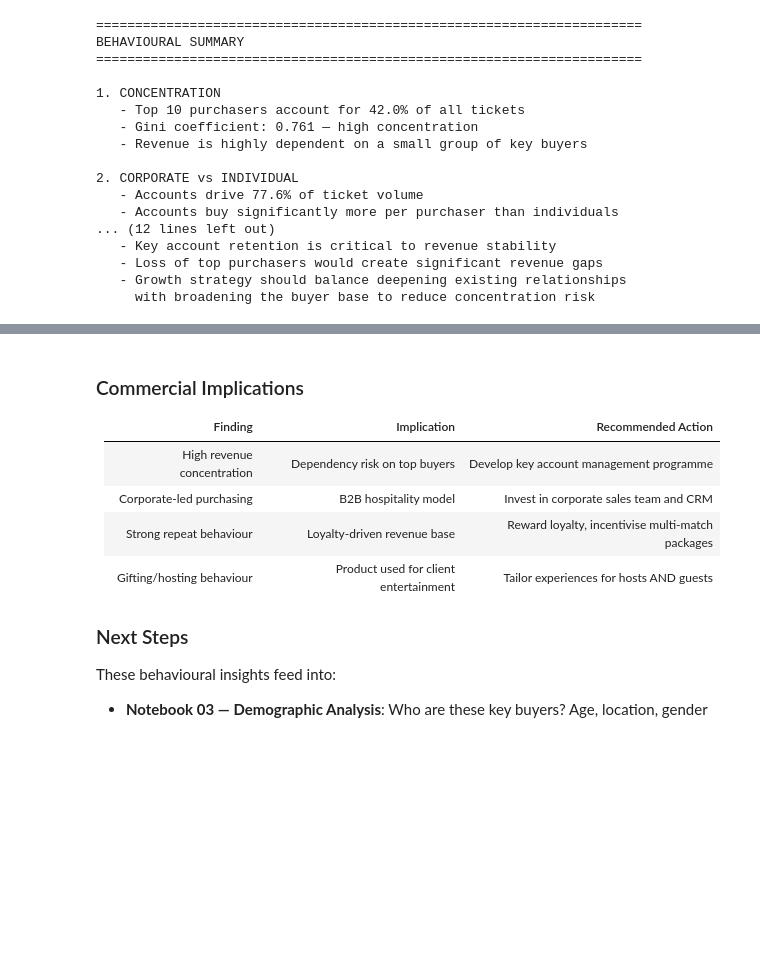
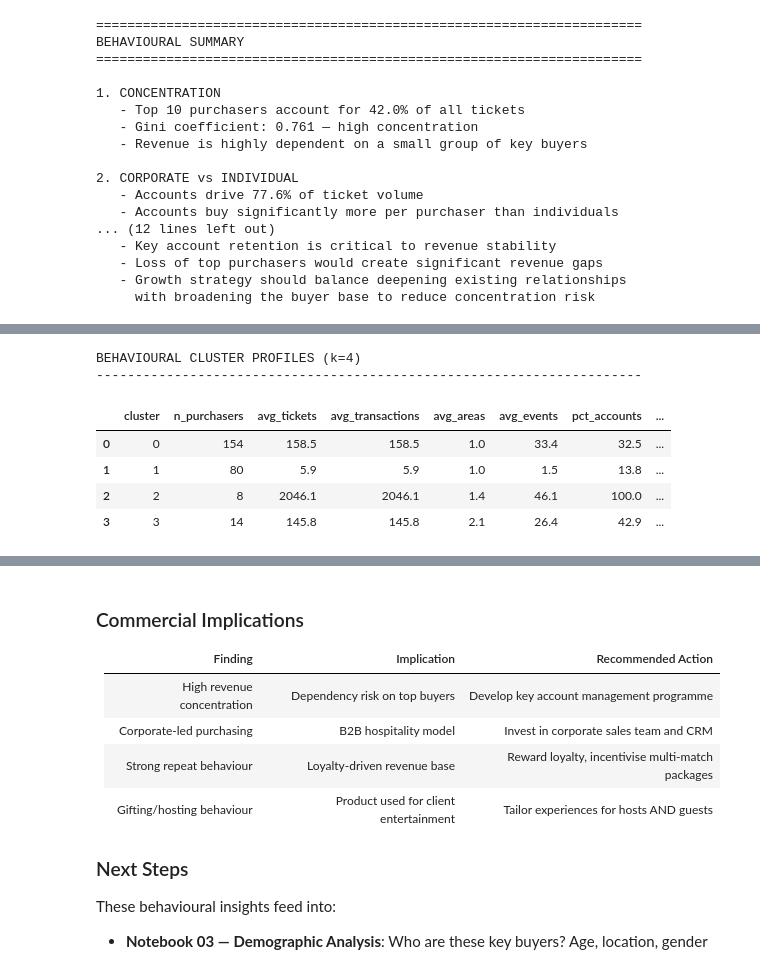
Before and after one commit to varunrout/shufc-assessment, a Jupyter notebook: notebooks/02_behavioral_analysis.ipynb, the cells around one changed output, grey strips where cells are left out. Drawn from its saved outputs; the diff is of its cells as text; code cells hidden in the pictures; blank space fills up the shorter version.

```diff
--- a/notebooks/02_behavioral_analysis.ipynb
+++ b/notebooks/02_behavioral_analysis.ipynb
@@ -876,0 +951,38 @@ BEHAVIOURAL SUMMARY
+# %%
+# ============================================
+# FIT k=4 AND PROFILE CLUSTERS
+# ============================================
+km4 = KMeans(n_clusters=4, n_init=10, random_state=42)
+purch_features['cluster'] = km4.fit_predict(X_scaled)
+
+# Profile each cluster
+cluster_profile = (
+    purch_features.groupby('cluster')
+    .agg(
+        n_purchasers=('purchaser_id', 'count'),
+        avg_tickets=('ticket_count', 'mean'),
+        avg_transactions=('transaction_count', 'mean'),
+        avg_areas=('unique_areas', 'mean'),
+        avg_events=('unique_events', 'mean'),
+        pct_accounts=('purchaser_type', lambda x: (x == 'Account').mean() * 100)
+    )
+    .round(1)
+    .reset_index()
+)
+cluster_profile['pct_of_purchasers'] = (cluster_profile['n_purchasers'] / cluster_profile['n_purchasers'].sum() * 100).round(1)
+
+# Ticket volume share per cluster
+ticket_share = purch_features.groupby('cluster')['ticket_count'].sum()
+cluster_profile['pct_of_tickets'] = (ticket_share.values / ticket_share.sum() * 100).round(1)
+
+print('BEHAVIOURAL CLUSTER PROFILES (k=4)')
+print('-' * 70)
+display(cluster_profile)
+# %% [output]
+BEHAVIOURAL CLUSTER PROFILES (k=4)
+----------------------------------------------------------------------
+|  | cluster | n_purchasers | avg_tickets | avg_transactions | avg_areas | avg_events | pct_accounts | ... |
+| 0 | 0 | 154 | 158.5 | 158.5 | 1.0 | 33.4 | 32.5 | ... |
+| 1 | 1 | 80 | 5.9 | 5.9 | 1.0 | 1.5 | 13.8 | ... |
+| 2 | 2 | 8 | 2046.1 | 2046.1 | 1.4 | 46.1 | 100.0 | ... |
+| 3 | 3 | 14 | 145.8 | 145.8 | 2.1 | 26.4 | 42.9 | ... |
```
Also changed, not shown: parts of 4 cells of this notebook, 8 other files.
